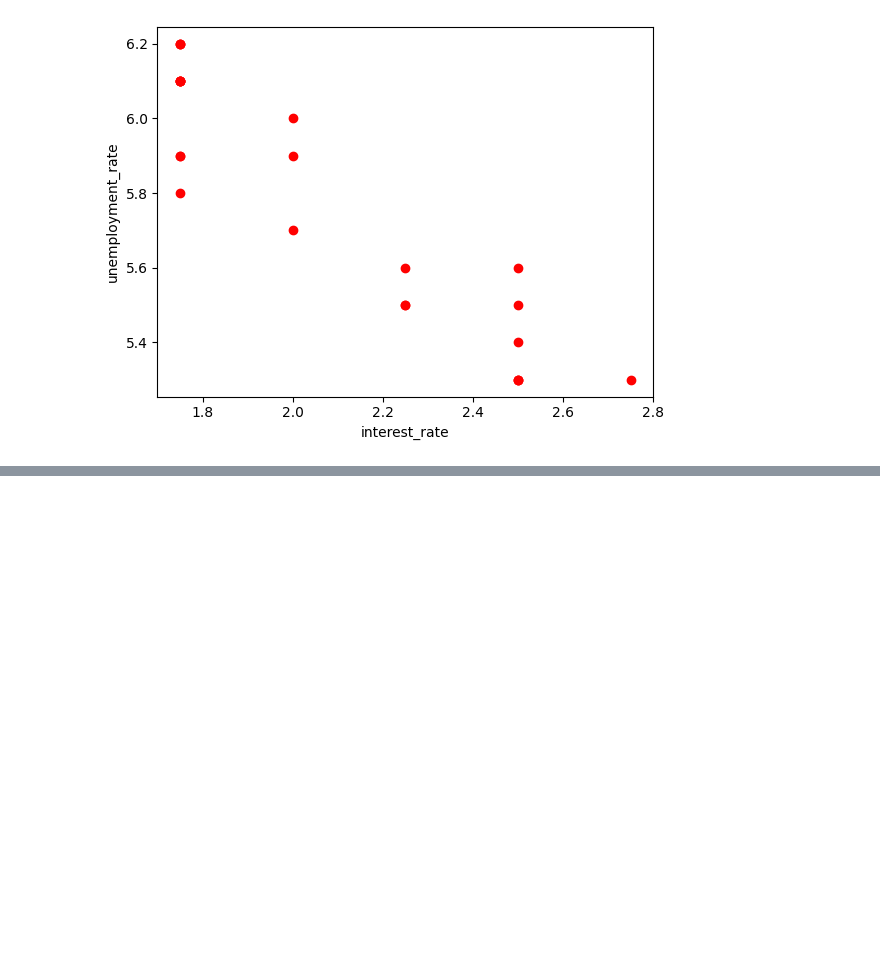
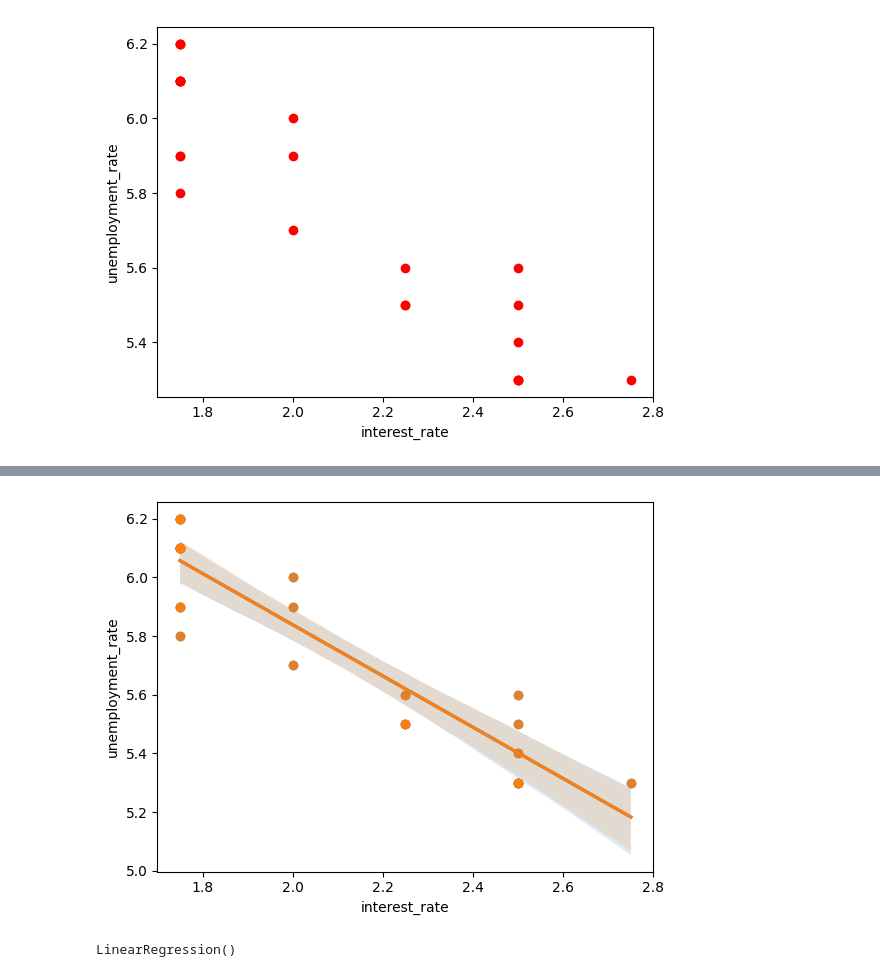
Before and after one commit to prathamxz/Data-Science-Practice, a Jupyter notebook: Machine Learning/Multiple Linear Regression.ipynb, the cells around one changed output, grey strips where cells are left out. Drawn from its saved outputs; the diff is of its cells as text; code cells hidden in the pictures; blank space fills up the shorter version.

```diff
--- a/Machine Learning/Multiple Linear Regression.ipynb
+++ b/Machine Learning/Multiple Linear Regression.ipynb
@@ -58,0 +103,5 @@ plt.show()
+# %%
+sns.regplot(x=df_index['interest_rate'], y=df_index['unemployment_rate'])
+plt.show()
+# %% [output]
+[figure, added]
@@ -58,0 +117,4 @@ plt.show()
+# %%
+regression.fit(X_train,y_train)
+# %% [output]
+LinearRegression()
```
Also changed, not shown: parts of 13 cells of this notebook.
